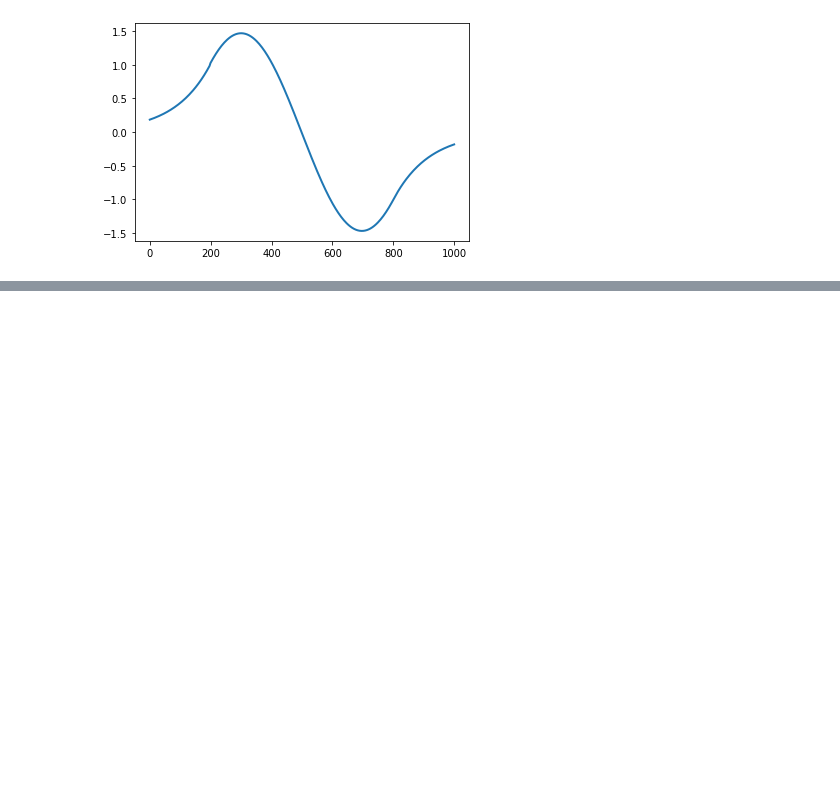
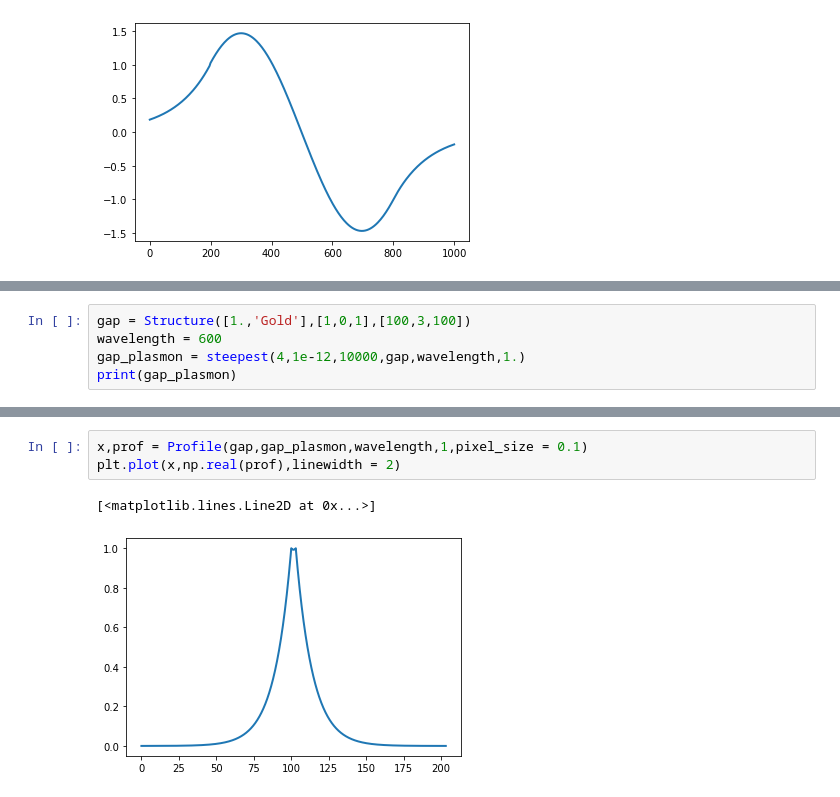
Before and after one commit to AnMoreau/PyMoosh, a Jupyter notebook: notebooks/Guided_modes.ipynb, the cells around one changed output, grey strips where cells are left out. Cells and saved outputs as stored; diff of their text form; blank space fills up the shorter version.

```diff
--- a/notebooks/Guided_modes.ipynb
+++ b/notebooks/Guided_modes.ipynb
@@ -83,0 +145,5 @@ plt.show()
+# %%
+gap = Structure([1.,'Gold'],[1,0,1],[100,3,100])
+wavelength = 600
+gap_plasmon = steepest(4,1e-12,10000,gap,wavelength,1.)
+print(gap_plasmon)
@@ -83,0 +157,6 @@ plt.show()
+# %%
+x,prof = Profile(gap,gap_plasmon,wavelength,1,pixel_size = 0.1)
+plt.plot(x,np.real(prof),linewidth = 2)
+# %% [output]
+[<matplotlib.lines.Line2D at 0x...>]
+[figure, added]
```
Also changed, not shown: parts of 16 cells of this notebook.
